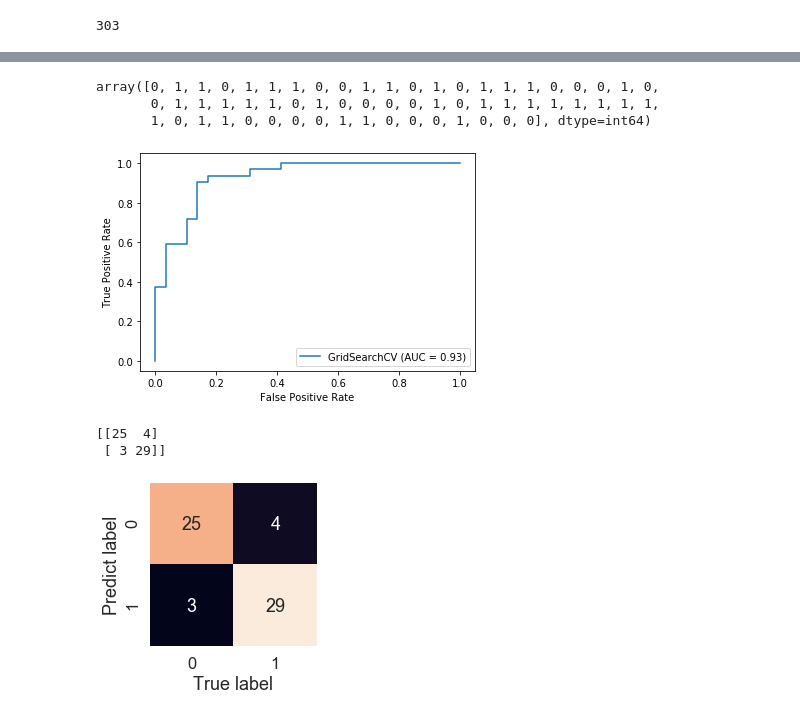
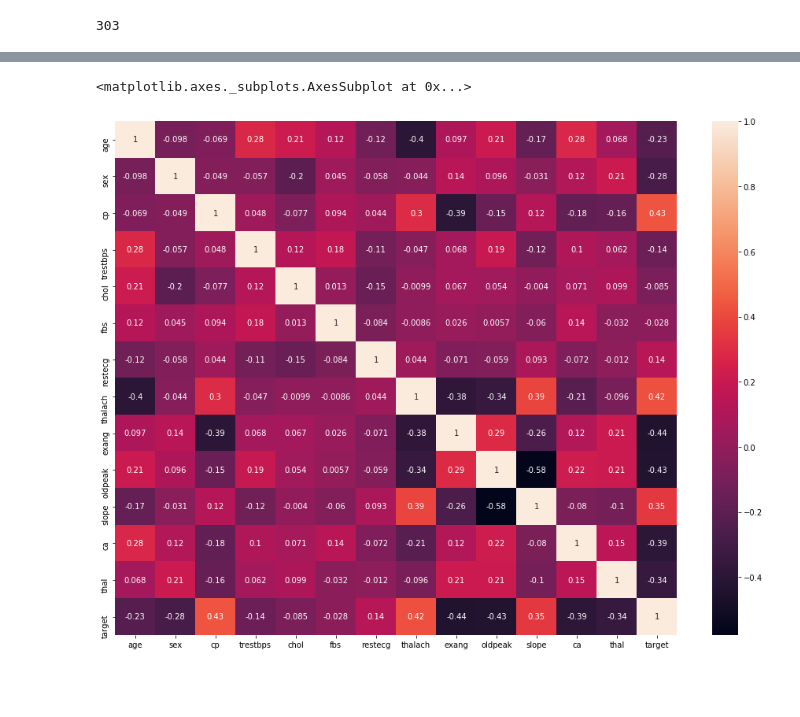
Before and after one commit to Abhi-prasad7042/Heart-Disease, a Jupyter notebook: Heart_disease_model.ipynb, the cells around one changed output, grey strips where cells are left out. Drawn from its saved outputs; the diff is of its cells as text; code cells hidden in the pictures; blank space fills up the shorter version.

```diff
--- a/Heart_disease_model.ipynb
+++ b/Heart_disease_model.ipynb
@@ -435,24 +73,8 @@ y_preds=gs_log.predict(X_test)
-# %%
-y_preds
-# %% [output]
-array([0, 1, 1, 0, 1, 1, 1, 0, 0, 1, 1, 0, 1, 0, 1, 1, 1, 0, 0, 0, 1, 0,
-       0, 1, 1, 1, 1, 1, 0, 1, 0, 0, 0, 0, 1, 0, 1, 1, 1, 1, 1, 1, 1, 1,
-       1, 0, 1, 1, 0, 0, 0, 0, 1, 1, 0, 0, 0, 1, 0, 0, 0], dtype=int64)
-# %%
-plot_roc_curve(gs_log, X_test, y_test);
-# %% [output]
-[figure, removed]
-# %%
-print(confusion_matrix(y_test, y_preds))
-# %% [output]
-[[25  4]
- [ 3 29]]
-# %%
-conf=confusion_matrix(y_test, y_preds)
-fig,ax=plt.subplots(figsize=(3,3))
-ax=sns.heatmap(conf, annot=True, cbar=False);
-sns.set(font_scale=1)
-plt.xlabel("True label")
-plt.ylabel("Predict label");
-# %% [output]
-[figure, removed]
+# %%
+#Getting correlation between each feat..
+corr = df.corr()
+plt.subplots(figsize=(16,12))
+sns.heatmap(corr, annot=True)
+# %% [output]
+<matplotlib.axes._subplots.AxesSubplot at 0x...>
+[figure, added]
```
Also changed, not shown: parts of 73 cells of this notebook, 6 other files.
